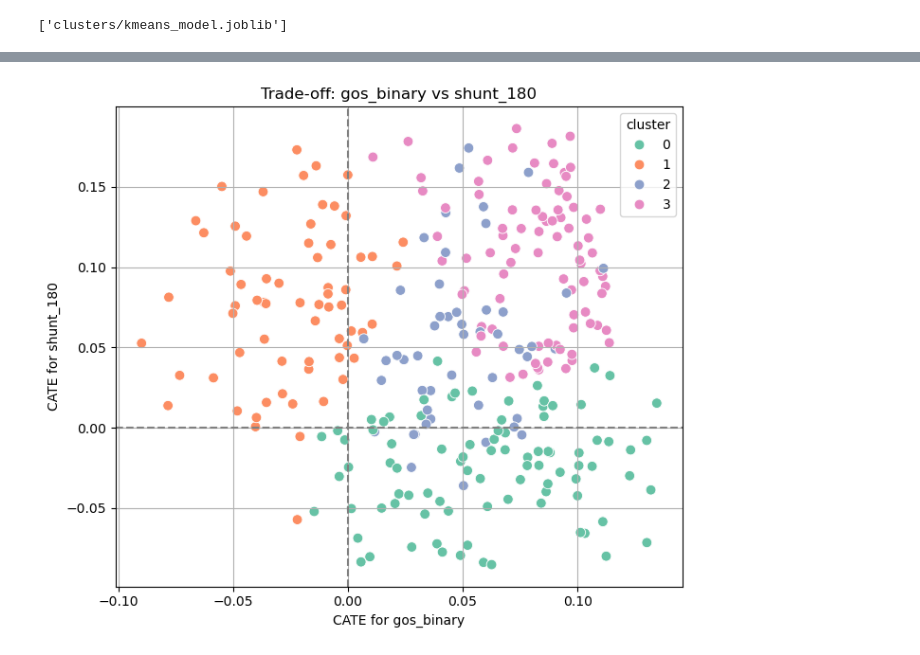
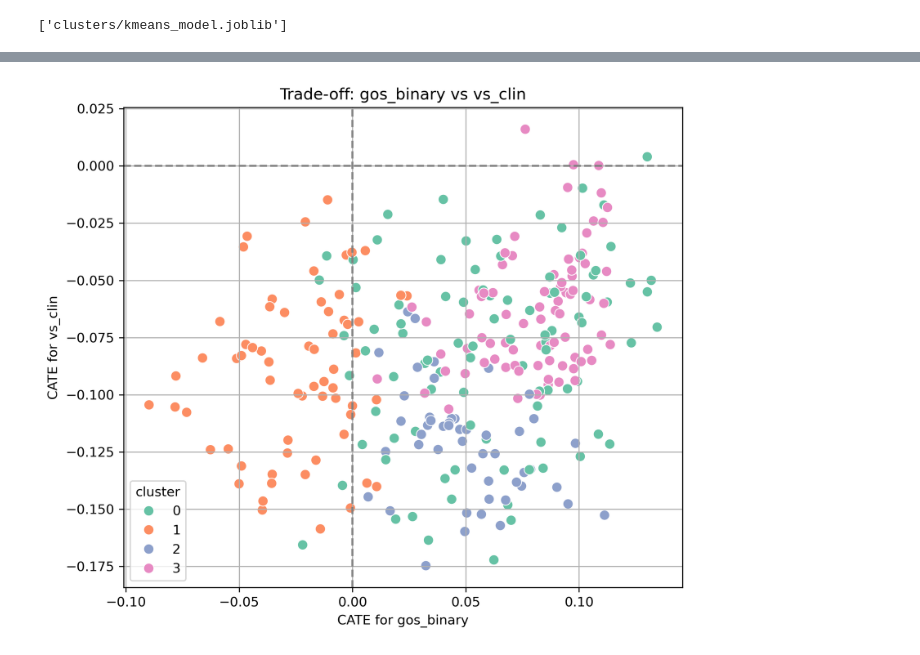
Before and after one commit to shrinitbabel/Precision_Medicine_EARLYDRAIN_DML, a Jupyter notebook: clustering.ipynb, the cells around one changed output, grey strips where cells are left out. Drawn from its saved outputs; the diff is of its cells as text; code cells hidden in the pictures.

```diff
--- a/clustering.ipynb
+++ b/clustering.ipynb
@@ -113,11 +113,11 @@ cluster
 # %%
 import pandas as pd
 import matplotlib.pyplot as plt
 import seaborn as sns
 
 cate_df = pd.DataFrame(cate_matrix, columns=cate_file_dict.keys())
 cate_df['cluster'] = clusters
 
-plot_cate_tradeoff(cate_df, "gos_binary", "shunt_180", clusters=cate_df['cluster'])
+plot_cate_tradeoff(cate_df, "gos_binary", "vs_clin", clusters=cate_df['cluster'])
 # %% [output]
-[figure, old version]
+[figure, new version]
```
Also changed, not shown: parts of 3 cells of this notebook, 23 other files.
